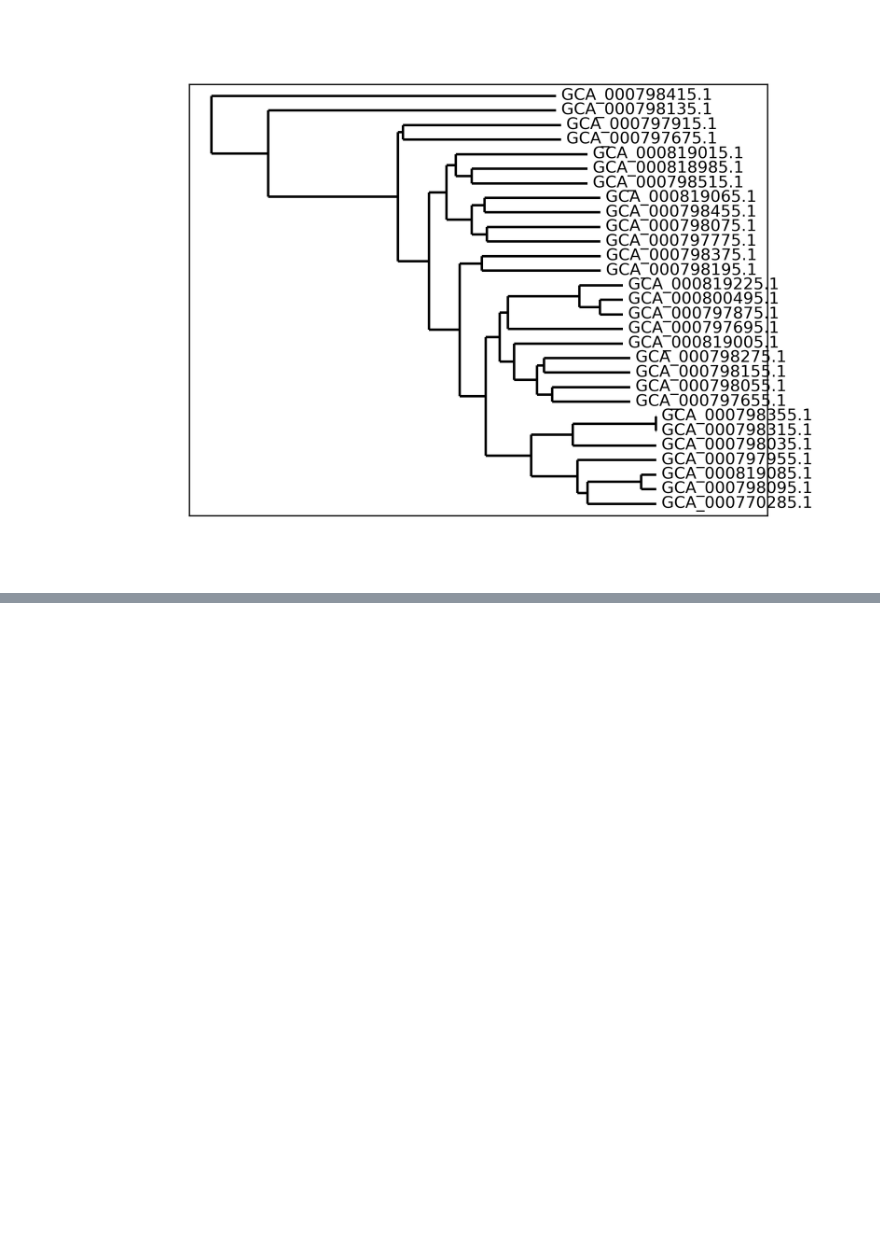
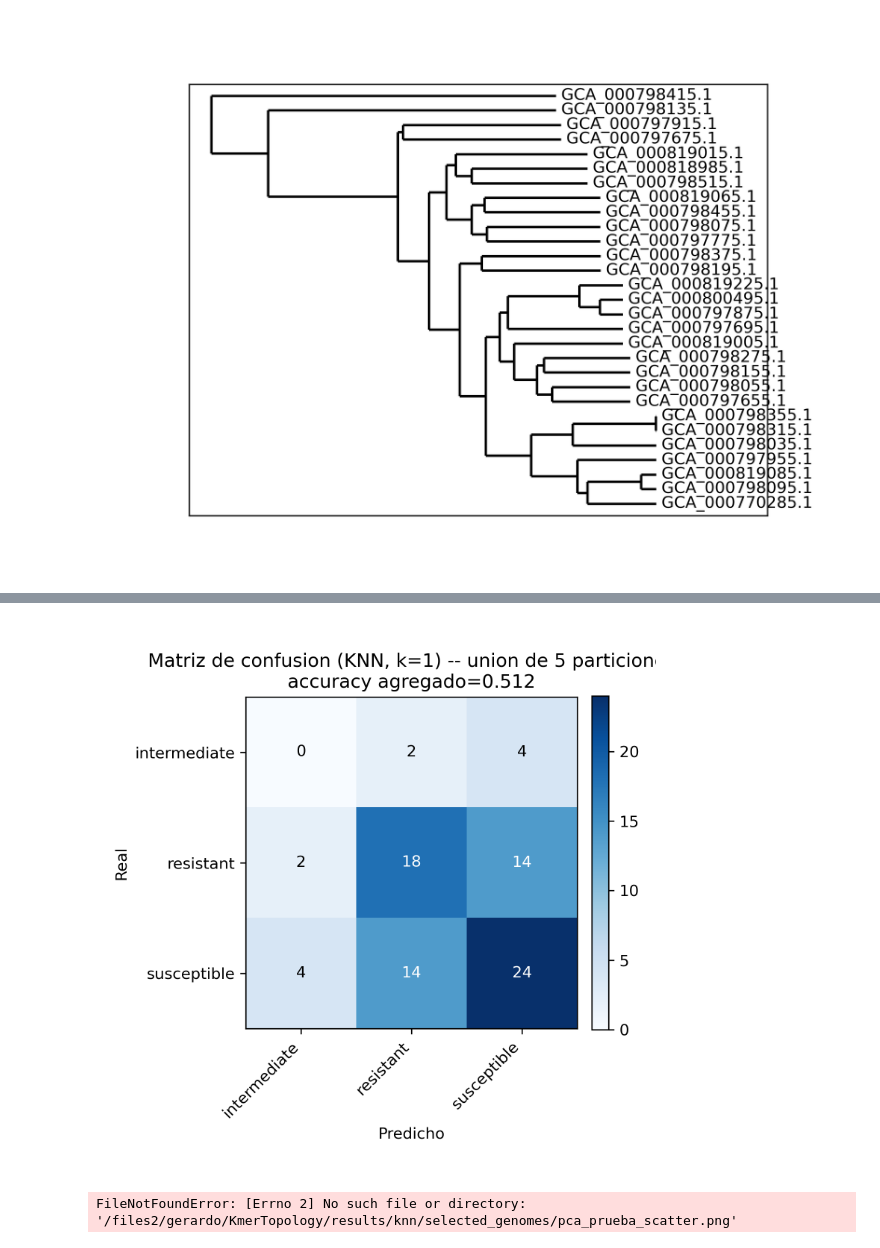
Before and after one commit to gerocharuiz/KmerTopology, a Jupyter notebook: notebooks/slesct_genoms/visualizacion.ipynb, the cells around one changed output, grey strips where cells are left out. Drawn from its saved outputs; the diff is of its cells as text; code cells hidden in the pictures; blank space fills up the shorter version.

```diff
--- a/notebooks/slesct_genoms/visualizacion.ipynb
+++ b/notebooks/slesct_genoms/visualizacion.ipynb
@@ -105,0 +102,12 @@ display(Image(
+# %%
+display(Image(
+    filename="/files2/gerardo/KmerTopology/results/knn/selected_genomes/1_knn/knn_confusion_matrix.png"
+))
+# %% [output]
+[figure, added]
+# %%
+display(Image(
+    filename="/files2/gerardo/KmerTopology/results/knn/selected_genomes/pca_prueba_scatter.png"
+))
+# %% [output]
+FileNotFoundError: [Errno 2] No such file or directory: '/files2/gerardo/KmerTopology/results/knn/selected_genomes/pca_prueba_scatter.png'
```
Also changed, not shown: parts of 4 cells of this notebook, 2 other files.
